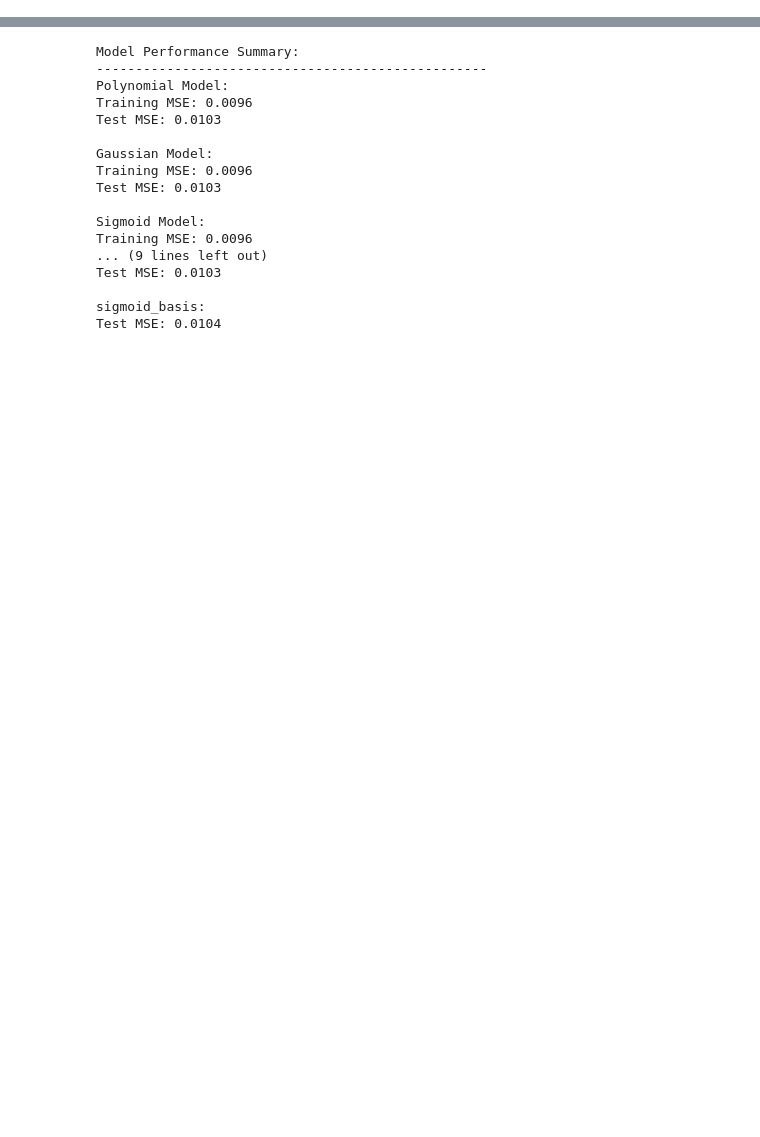
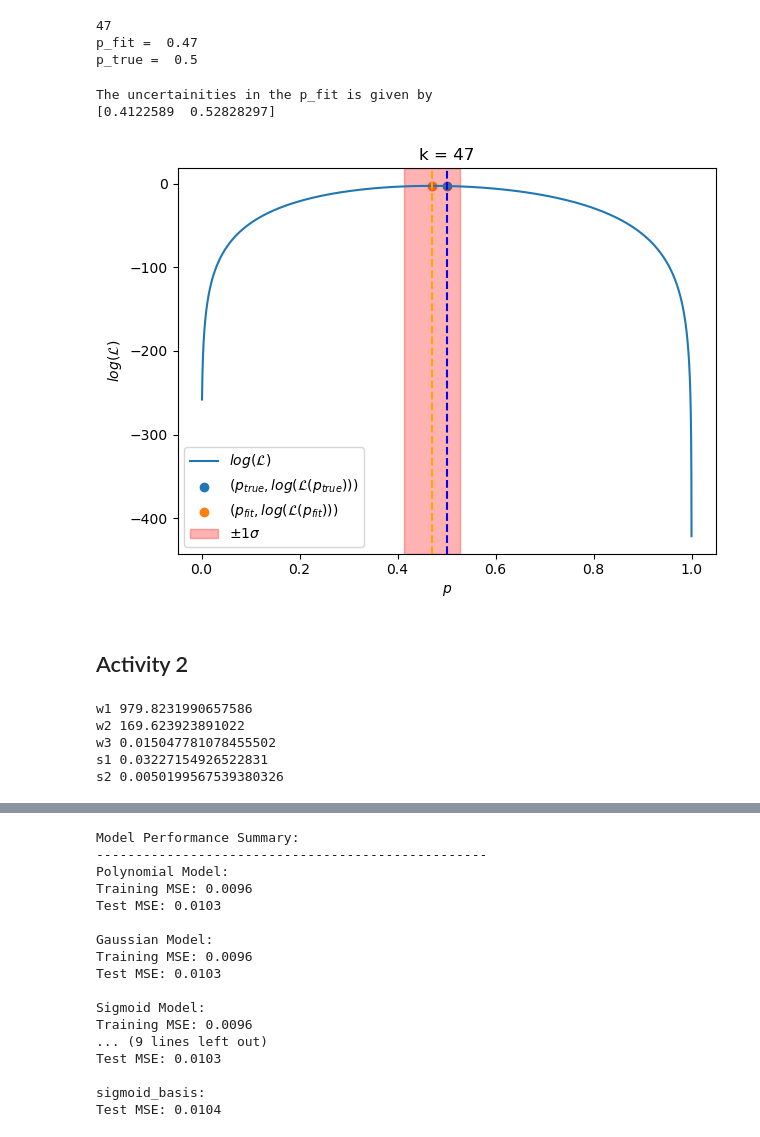
Before and after one commit to AnanyaV15/PHY657, a Jupyter notebook: Module3.ipynb, the cells around one changed output, grey strips where cells are left out. Drawn from its saved outputs; the diff is of its cells as text; code cells hidden in the pictures; blank space fills up the shorter version.

Commit message:
Activity 3 modified

```diff
--- a/Module3.ipynb
+++ b/Module3.ipynb
@@ -0,0 +36,47 @@
+# %%
+## Set a true value for p
+p_true = 0.5
+# %%
+trial = CoinToss(p_true)
+print(trial.nheads())
+print('p_fit = ', trial.p_mle())
+print('p_true = ', trial.p)
+# %% [output]
+47
+p_fit =  0.47
+p_true =  0.5
+# %%
+## The roots of the error_estimate function are the values of p
+## such that log(L(p)) = log(L_max) - 0.5
+def error_estimate(p):
+    return (log_likelihood(p,trial.nheads())
+            -log_likelihood(0.5,trial.nheads())
+            +0.5)
+uncertainities = scipy.optimize.fsolve(error_estimate,[0.45,0.53])
+print('The uncertainities in the p_fit is given by')
+print(uncertainities)
+# %% [output]
+The uncertainities in the p_fit is given by
+[0.4122589  0.52828297]
+# %%
+p_array = np.linspace(0.001,1,10000,endpoint=False,)
+plt.plot(p_array,log_likelihood(p_array,trial.nheads()),
+         label=r'$log(\mathcal{L})$')
+plt.scatter(p_true,log_likelihood(p_true,trial.nheads()),
+            label=r'$(p_{true},log(\mathcal{L}(p_{true})))$')
+plt.scatter(trial.p_mle(),log_likelihood(trial.p_mle(),trial.nheads()),
+            label=r'$(p_{fit},log(\mathcal{L}(p_{fit})))$')
+plt.axvline(p_true,color='blue',linestyle='--')
+plt.axvline(trial.p_mle(),color='orange',linestyle='--')
+plt.axvspan(uncertainities[0],uncertainities[1],
+            color='red',alpha=0.3,label=r'$\pm 1 \sigma$')
+plt.xlabel(r'$p$')
+plt.ylabel(r'$log(\mathcal{L})$')
+plt.title(f'k = {trial.nheads()}')
+plt.legend()
+plt.tight_layout()
+plt.savefig('mod3_act1.png',dpi=300)
+# %% [output]
+[figure, added]
+# %% [markdown]
+## Activity 2
@@ -0,0 +108,18 @@
+# %%
+## Save params in the original scale
+params = {
+    'w1' : params_fit[0],
+    'w2' : params_fit[1],
+    'w3' : params_fit[2]/100,
+    's1' : params_fit[3]/100,
+    's2' : params_fit[4]/100
+}
+
+for k in params.keys():
+    print(k, params[k])
+# %% [output]
+w1 979.8231990657586
+w2 169.623923891022
+w3 0.015047781078455502
+s1 0.03227154926522831
+s2 0.0050199567539380326
```
Also changed, not shown: parts of 16 cells of this notebook.
